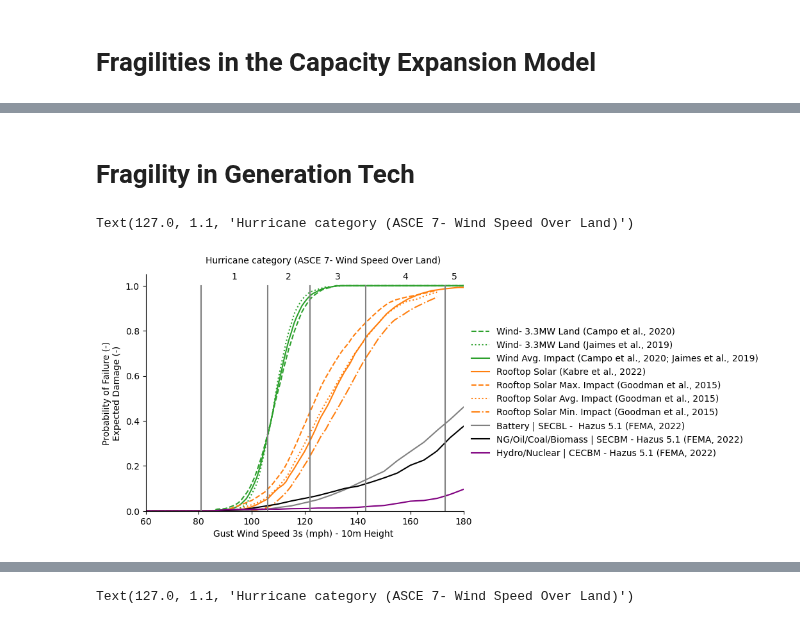
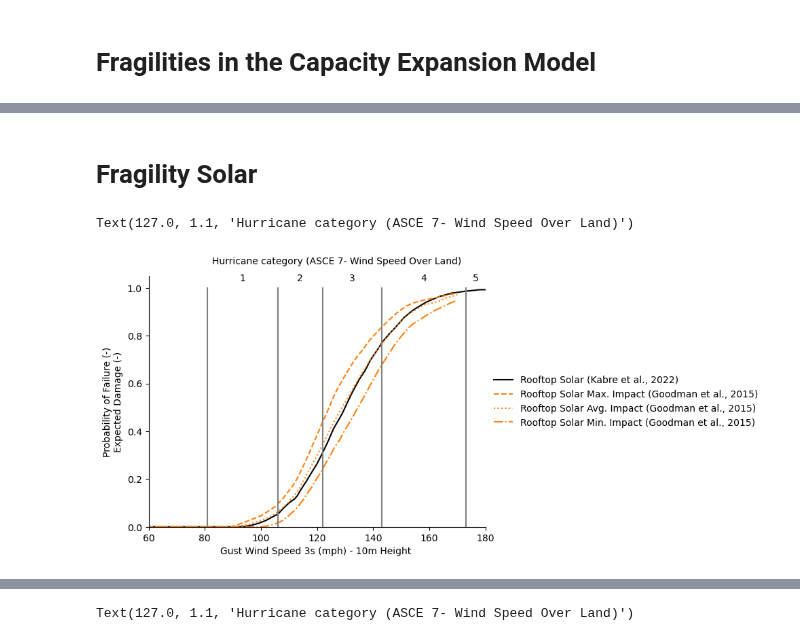
Before and after one commit to vaduraes/TemoaHurricane_V2, a Jupyter notebook: CreateDB_NC/InputData/FragilityCurvesData/PlotFragility.ipynb, the cells around one changed output, grey strips where cells are left out. Saved outputs shown, nothing was run; the diff lists cells and outputs as text; code cells hidden in the pictures.

```diff
--- a/CreateDB_NC/InputData/FragilityCurvesData/PlotFragility.ipynb
+++ b/CreateDB_NC/InputData/FragilityCurvesData/PlotFragility.ipynb
@@ -13,11 +13,12 @@ from fragility_curves_2023 import fragility
 # =============================================================================#
 
 #curve name, curve code, curve color, curve line style
-curves = {"Transmission Towers": ["NotAffected","tab:blue","-"],
+curves = {"Transmission Towers": ["NotAffected","tab:green","-"],
           "Distribution Poles": ["DistributionPole_Wood_Salmana","red","-"],
-          "Wind ON/OFF": ["wind_AVG_CAMPO_MIGUEL","tab:green","-"],
+          "Wind Onshore": ["wind_land_Bouchard","tab:blue","-"],
+          "Wind Offshore": ["wind_offshore_Massachusetts_Wilkie","tab:blue","--"],
           "Solar": ["solar_Kabre","tab:orange","-"],
-          "Battery": ["SECBL","tab:gray","-"],
+          "Battery/Substations": ["SECBL","tab:gray","-"],
           "NG/Coal/Oil/Biomass": ["SECBM","black","-"],
           "Hydro/Nuclear": ["CECBM","tab:purple","-"],
 }
@@ -77,5 +158,5 @@ Text(127.0, 1.1, 'Hurricane category (ASCE 7- Wind Speed Over Land)')
 # %% [markdown]
-# Fragility in Generation Tech
+# Fragility Solar
 # %%
 import sys
 import numpy as np
@@ -90,16 +171,11 @@ from fragility_curves_2023 import fragility
 # =============================================================================#
 
 curves_Wind = {
-          "Wind- 3.3MW Land (Campo et al., 2020)": ["wind_land_NoDamping_Campo","tab:green","--"],
-          "Wind- 3.3MW Land (Jaimes et al., 2019)": ["wind_land_Miguel","tab:green",":"],
-          "Wind Avg. Impact (Campo et al., 2020; Jaimes et al., 2019)":["wind_AVG_CAMPO_MIGUEL","tab:green","-"],
-          "Rooftop Solar (Kabre et al., 2022)": ["solar_Kabre","tab:orange","-"],
+          "Rooftop Solar (Kabre et al., 2022)": ["solar_Kabre","black","-"],
           "Rooftop Solar Max. Impact (Goodman et al., 2015)": ["solar_Goodman_max_impact","tab:orange","--"],
           "Rooftop Solar Avg. Impact (Goodman et al., 2015)": ["solar_Goodman_18_102_U_15","tab:orange",":"],
           "Rooftop Solar Min. Impact (Goodman et al., 2015)": ["solar_Goodman_min_impact","tab:orange","dashdot"],
-          "Battery | SECBL -  Hazus 5.1 (FEMA, 2022)": ["SECBL","gray","-"],#Battery
-          "NG/Oil/Coal/Biomass | SECBM - Hazus 5.1 (FEMA, 2022)": ["SECBM","black","-"],#NG
-          "Hydro/Nuclear | CECBM - Hazus 5.1 (FEMA, 2022)": ["CECBM","purple","-"], #HYDRO
+
           }
 curves=curves_Wind
 mph = np.arange(0, 200, 1)
@@ -127,31 +203,31 @@ ax.spines[['right', 'top']].set_visible(False)
 ax.set_ylim(ymin=0)
 ax.set_ylim(ymax=1.05)
 ax.set_xlim(xmin=60)
 ax.set_xlim(xmax=180)
 # Add vertical lines for category cases
 #used ASCE 7 for wind over water (Gust wind different from sustained wind)
 y = [0, 1.0]
 cat1 = 81
 cat2 = 106
 cat3 = 122
 cat4 = 143
 cat5 = 173
 
 plt.plot([cat1, cat1], y, color="gray")
 plt.plot([cat2, cat2], y, color="gray")
 plt.plot([cat3, cat3], y, color="gray")
 plt.plot([cat4, cat4], y, color="gray")
 plt.plot([cat5, cat5], y, color="gray")
 
 y_txt = 1.03
 plt.text((cat1 + cat2) / 2.0, y_txt, "1", ha="center")
 plt.text((cat2 + cat3) / 2.0, y_txt, "2", ha="center")
 plt.text((cat3 + cat4) / 2.0, y_txt, "3", ha="center")
 plt.text((cat4 + cat5) / 2.0, y_txt,"4", ha="center")
 plt.text((cat5+180)/2, y_txt, "5", ha="center")
 plt.text((cat1 + cat5) / 2.0, y_txt + 0.07, "Hurricane category (ASCE 7- Wind Speed Over Land)", ha="center")
 
 #plt.savefig('./Figures/Fragility_References.png', dpi=600, bbox_inches="tight")
 # %% [output]
 Text(127.0, 1.1, 'Hurricane category (ASCE 7- Wind Speed Over Land)')
-[figure, old version]
+[figure, new version]
```
Also changed, not shown: parts of 9 cells of this notebook, 3 other files.
